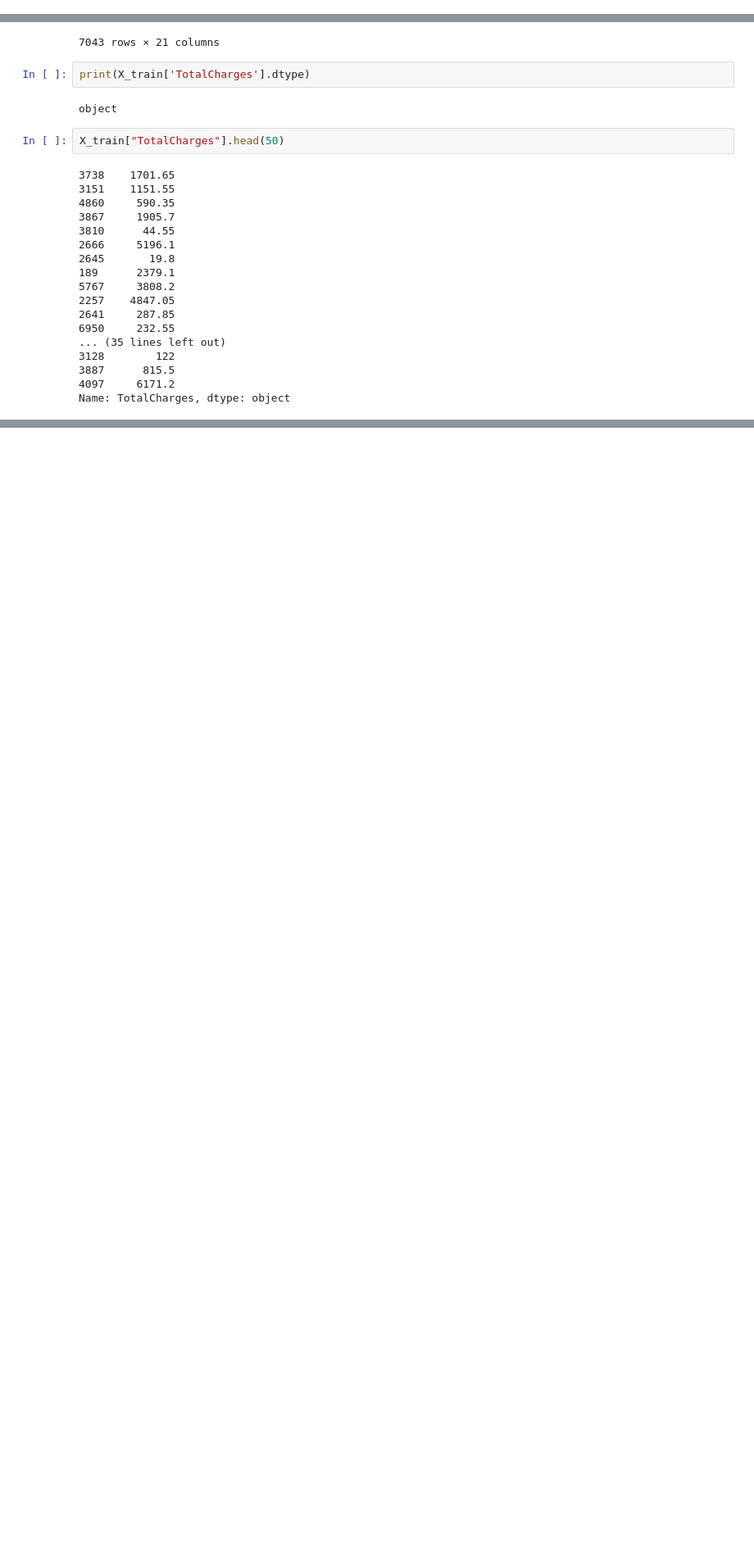
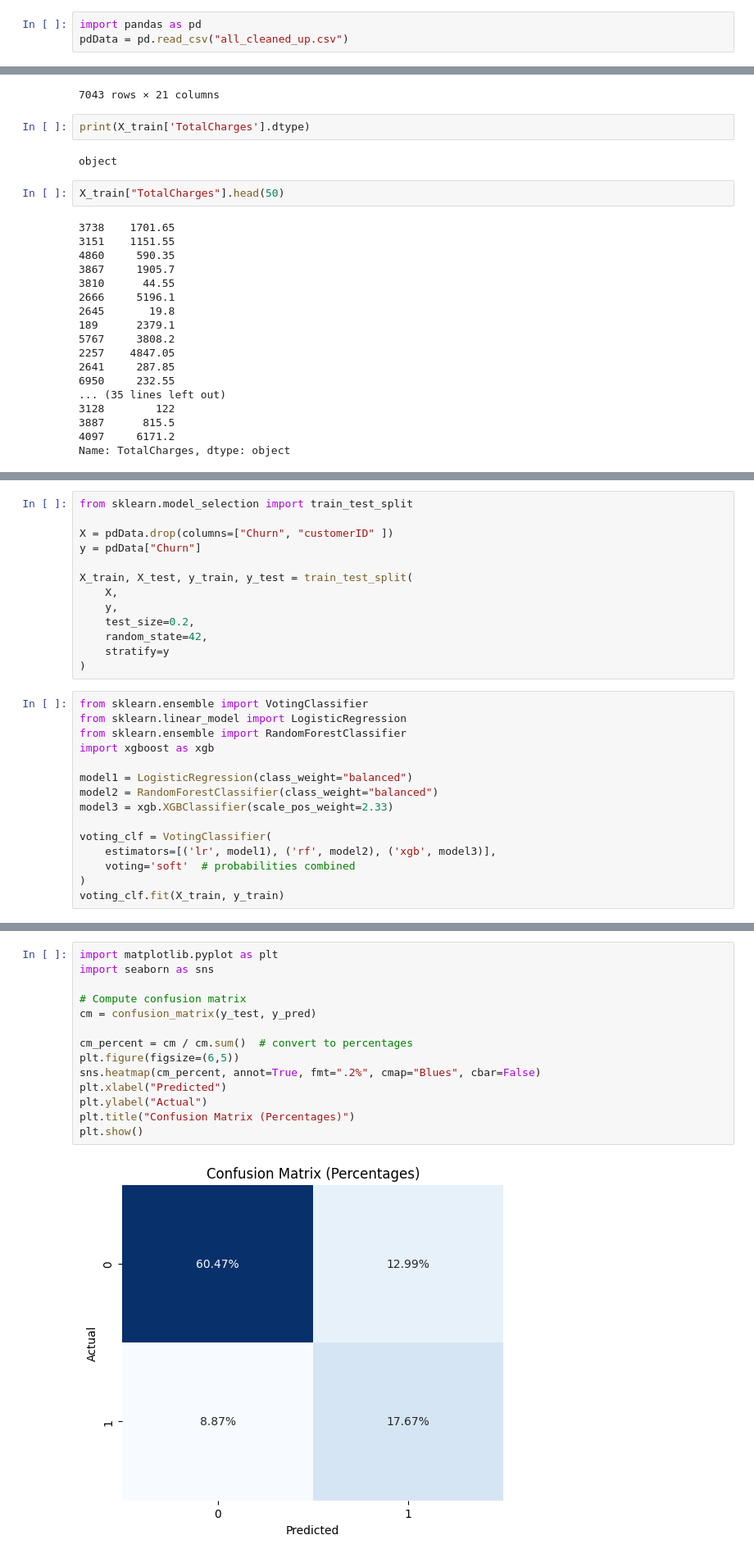
Before and after one commit to McCauley18/ChurnWatch, a Jupyter notebook: lab/trials.ipynb, the cells around one changed output, grey strips where cells are left out. Shown at 82% size. Cells and saved outputs as stored; diff of their text form; blank space fills up the shorter version.

```diff
--- a/lab/trials.ipynb
+++ b/lab/trials.ipynb
@@ -759,0 +707,3 @@ ImportError: cannot import name '_is_pandas_df' from 'sklearn.utils.validation'
+# %%
+import pandas as pd
+pdData = pd.read_csv("all_cleaned_up.csv")
@@ -846,0 +849,28 @@ For example, when doing 'df[col].method(value, inplace=True)', try using 'df.met
+# %%
+from sklearn.model_selection import train_test_split
+
+X = pdData.drop(columns=["Churn", "customerID" ])
+y = pdData["Churn"]
+
+X_train, X_test, y_train, y_test = train_test_split(
+    X,
+    y,
+    test_size=0.2,
+    random_state=42,
+    stratify=y
+)
+# %%
+from sklearn.ensemble import VotingClassifier
+from sklearn.linear_model import LogisticRegression
+from sklearn.ensemble import RandomForestClassifier
+import xgboost as xgb
+
+model1 = LogisticRegression(class_weight="balanced")
+model2 = RandomForestClassifier(class_weight="balanced")
+model3 = xgb.XGBClassifier(scale_pos_weight=2.33)
+
+voting_clf = VotingClassifier(
+    estimators=[('lr', model1), ('rf', model2), ('xgb', model3)],
+    voting='soft'  # probabilities combined
+)
+voting_clf.fit(X_train, y_train)
@@ -846,0 +923,16 @@ For example, when doing 'df[col].method(value, inplace=True)', try using 'df.met
+# %%
+import matplotlib.pyplot as plt
+import seaborn as sns
+
+# Compute confusion matrix
+cm = confusion_matrix(y_test, y_pred)
+
+cm_percent = cm / cm.sum()  # convert to percentages
+plt.figure(figsize=(6,5))
+sns.heatmap(cm_percent, annot=True, fmt=".2%", cmap="Blues", cbar=False)
+plt.xlabel("Predicted")
+plt.ylabel("Actual")
+plt.title("Confusion Matrix (Percentages)")
+plt.show()
+# %% [output]
+[figure, added]
```
Also changed, not shown: parts of 13 cells of this notebook, 2 other files.
